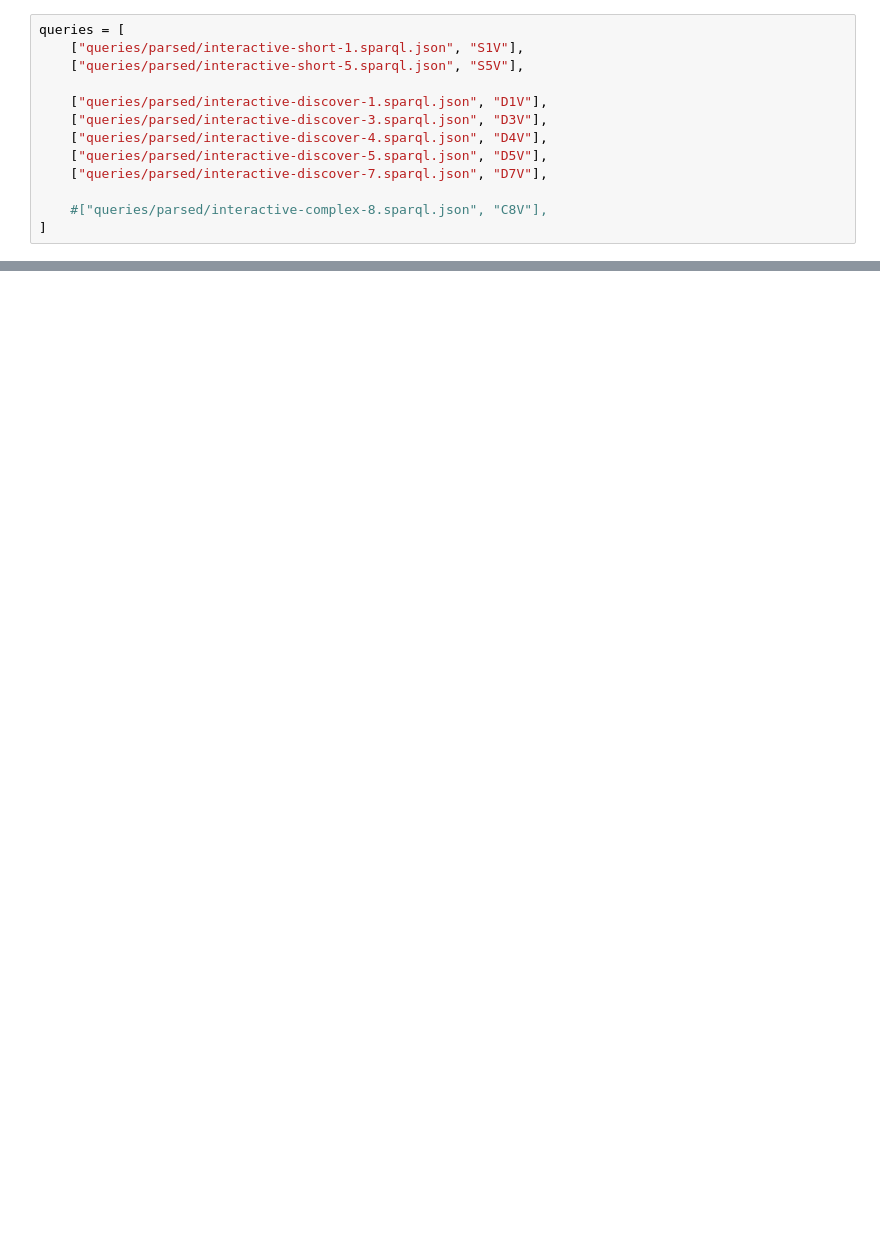
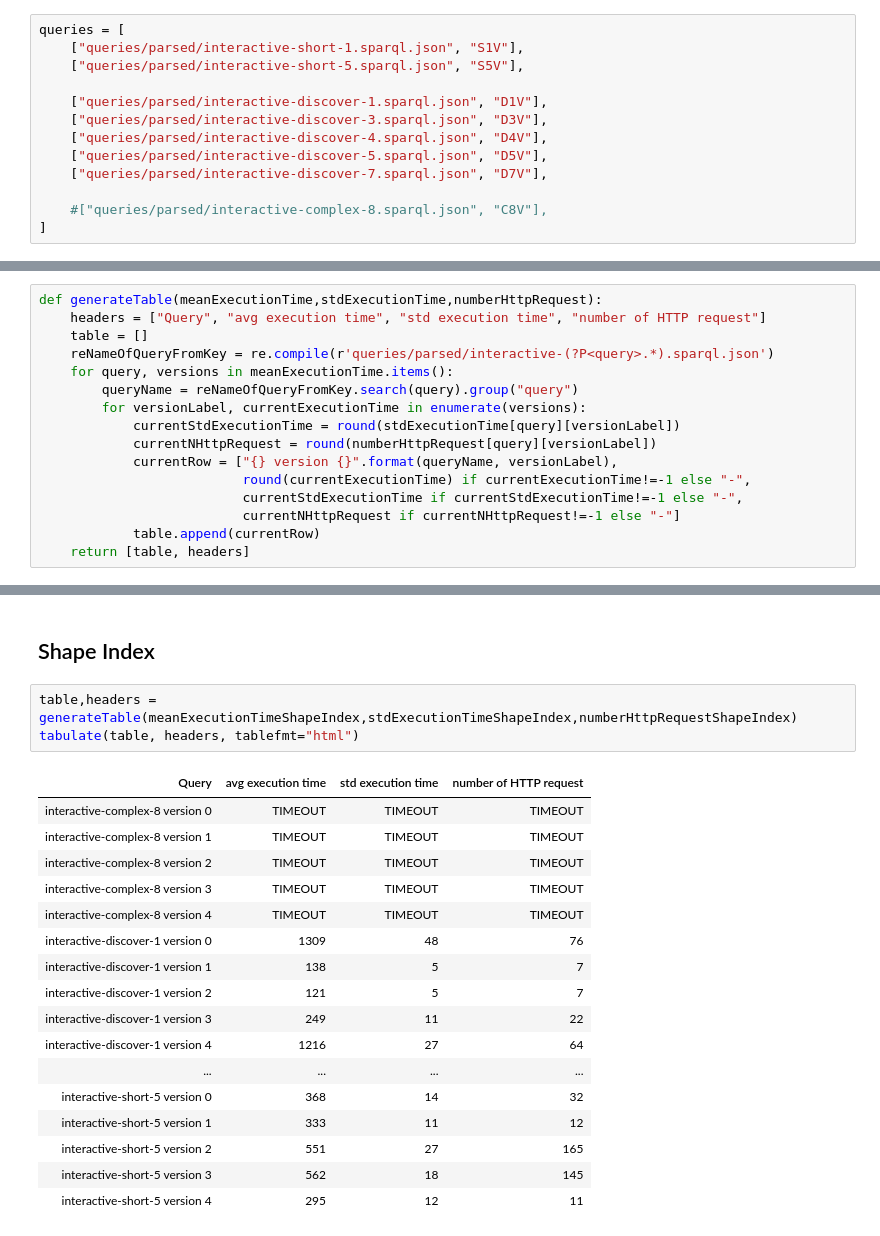
Before and after one commit to constraintAutomaton/amw_shape_index_results, a Jupyter notebook: result/analysis.ipynb, the cells around one changed output, grey strips where cells are left out. Drawn from its saved outputs; the diff is of its cells as text; blank space fills up the shorter version.

```diff
--- a/result/analysis.ipynb
+++ b/result/analysis.ipynb
@@ -621,0 +637,16 @@ fig.savefig(pathCombinedPlot)
+# %%
+def generateTable(meanExecutionTime,stdExecutionTime,numberHttpRequest):
+    headers = ["Query", "avg execution time", "std execution time", "number of HTTP request"]
+    table = []
+    reNameOfQueryFromKey = re.compile(r'queries/parsed/interactive-(?P<query>.*).sparql.json')
+    for query, versions in meanExecutionTime.items():
+        queryName = reNameOfQueryFromKey.search(query).group("query")
+        for versionLabel, currentExecutionTime in enumerate(versions):
+            currentStdExecutionTime = round(stdExecutionTime[query][versionLabel])
+            currentNHttpRequest = round(numberHttpRequest[query][versionLabel])
+            currentRow = ["{} version {}".format(queryName, versionLabel),
+                          round(currentExecutionTime) if currentExecutionTime!=-1 else "-",
+                          currentStdExecutionTime if currentStdExecutionTime!=-1 else "-",
+                          currentNHttpRequest if currentNHttpRequest!=-1 else "-"]
+            table.append(currentRow)
+    return [table, headers]
@@ -621,0 +731,23 @@ fig.savefig(pathCombinedPlot)
+# %% [markdown]
+## Shape Index
+# %%
+table,headers = generateTable(meanExecutionTimeShapeIndex,stdExecutionTimeShapeIndex,numberHttpRequestShapeIndex)
+tabulate(table, headers, tablefmt="html")
+# %% [output]
+| Query | avg execution time | std execution time | number of HTTP request |
+| interactive-complex-8 version 0 | TIMEOUT | TIMEOUT | TIMEOUT |
+| interactive-complex-8 version 1 | TIMEOUT | TIMEOUT | TIMEOUT |
+| interactive-complex-8 version 2 | TIMEOUT | TIMEOUT | TIMEOUT |
+| interactive-complex-8 version 3 | TIMEOUT | TIMEOUT | TIMEOUT |
+| interactive-complex-8 version 4 | TIMEOUT | TIMEOUT | TIMEOUT |
+| interactive-discover-1 version 0 | 1309 | 48 | 76 |
+| interactive-discover-1 version 1 | 138 | 5 | 7 |
+| interactive-discover-1 version 2 | 121 | 5 | 7 |
+| interactive-discover-1 version 3 | 249 | 11 | 22 |
+| interactive-discover-1 version 4 | 1216 | 27 | 64 |
+| ... | ... | ... | ... |
+| interactive-short-5 version 0 | 368 | 14 | 32 |
+| interactive-short-5 version 1 | 333 | 11 | 12 |
+| interactive-short-5 version 2 | 551 | 27 | 165 |
+| interactive-short-5 version 3 | 562 | 18 | 145 |
+| interactive-short-5 version 4 | 295 | 12 | 11 |
```
Also changed, not shown: parts of 12 cells of this notebook, 5 other files.
